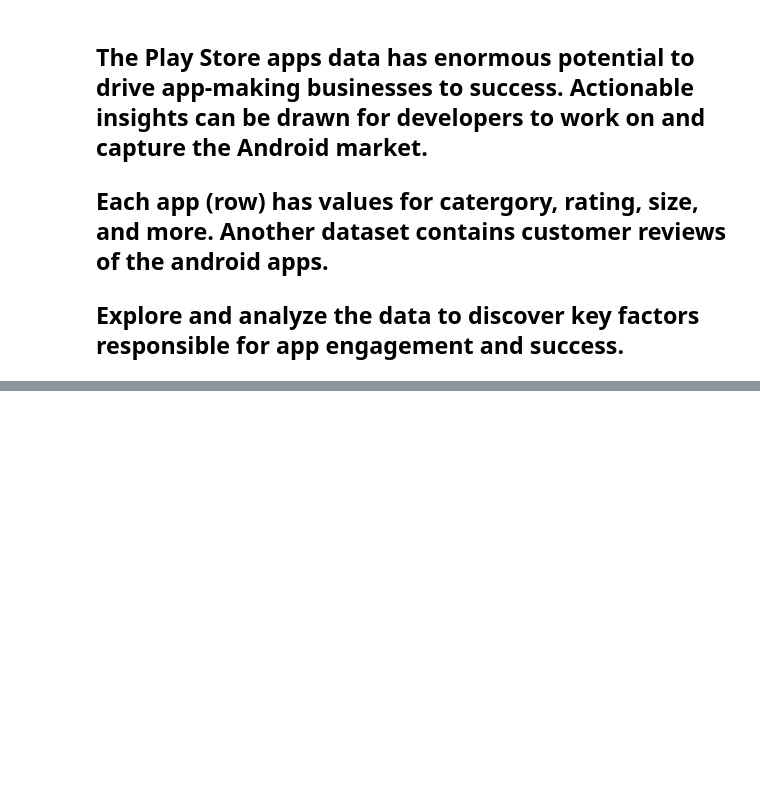
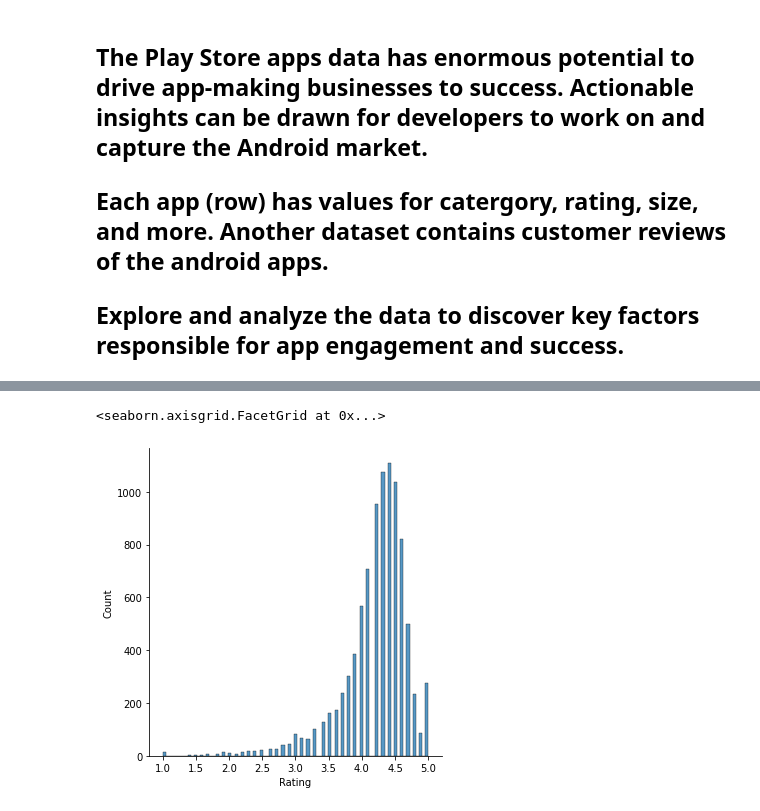
Before and after one commit to paulsoumyadip/eda_on_playstore_review, a Jupyter notebook: Play_Store_App_Review_Analysis_Capstone_Project.ipynb, the cells around one changed output, grey strips where cells are left out. Saved outputs shown, nothing was run; the diff lists cells and outputs as text; code cells hidden in the pictures; blank space fills up the shorter version.

```diff
--- a/Play_Store_App_Review_Analysis_Capstone_Project.ipynb
+++ b/Play_Store_App_Review_Analysis_Capstone_Project.ipynb
@@ -14,0 +171,5 @@ import seaborn as sns
+# %%
+sns.displot(df_app['Rating'])
+# %% [output]
+<seaborn.axisgrid.FacetGrid at 0x...>
+[figure, added]
```
Also changed, not shown: parts of 25 cells of this notebook.
